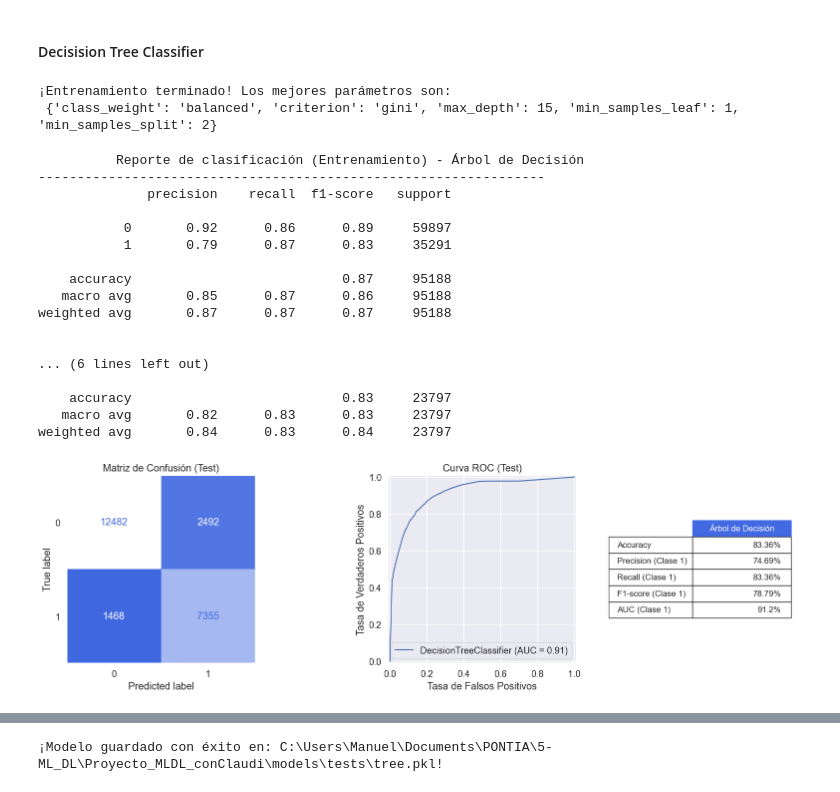
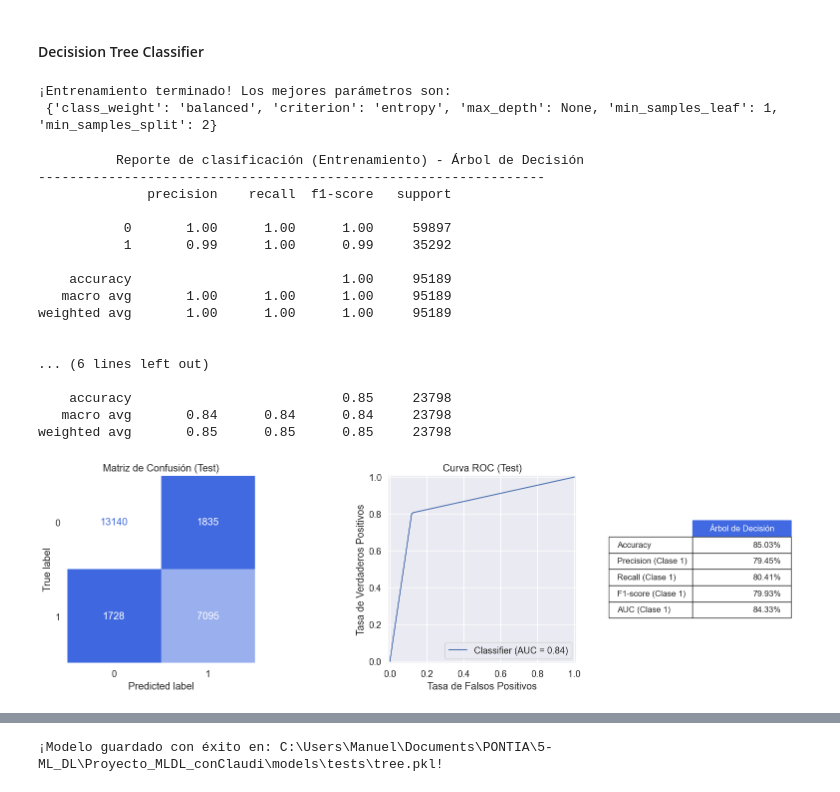
Before and after one commit to claudiberenguer/modulo5eval_ii, a Jupyter notebook: notebooks/finales/comparativa_modelos.ipynb, the cells around one changed output, grey strips where cells are left out. Cells and saved outputs as stored; diff of their text form; code cells hidden in the pictures.

Commit message:
fix: mis modelos con el de claudi y readme

```diff
--- a/notebooks/finales/comparativa_modelos.ipynb
+++ b/notebooks/finales/comparativa_modelos.ipynb
@@ -34,0 +43,3 @@ print("¡Datos cargados con éxito! Tamaño de entrenamiento:", X_train.shape)
+# %%
+modelo_rl = LogisticRegression(max_iter=500, random_state=42)
+modelo_rl.fit(X_train, y_train)
@@ -39,7 +144,7 @@ dt_base = DecisionTreeClassifier(random_state=0)
 
 param_grid_dt = {
     'criterion': ['gini', 'entropy'],
-    'max_depth': [5, 10, 15, None],
+    'max_depth': [5, 10, 15],
     'min_samples_split': [2, 5, 10],
     'min_samples_leaf': [1, 2, 4],
     'class_weight': [None, 'balanced']
@@ -50,26 +155,33 @@ mejor_arbol, hiperparametros = optimizar_hiperparametros_modelo(dt_base, param_g
 print('¡Entrenamiento terminado! Los mejores parámetros son:\n', hiperparametros)
 # %% [output]
 ¡Entrenamiento terminado! Los mejores parámetros son:
- {'class_weight': 'balanced', 'criterion': 'gini', 'max_depth': 15, 'min_samples_leaf': 1, 'min_samples_split': 2}
+ {'class_weight': 'balanced', 'criterion': 'entropy', 'max_depth': None, 'min_samples_leaf': 1, 'min_samples_split': 2}
+# %%
+# Predicciones
+y_pred_train = mejor_arbol.predict(X_train)
+y_pred_test = mejor_arbol.predict(X_test)
+# %%
+# Las probabilidades de clase 1
+y_proba_test = mejor_arbol.predict_proba(X_test)[:, 1]
 # %%
 # Métricas de evaluación
-evaluar_modelo(mejor_arbol, X_train, X_test, y_train, y_test, 'Árbol de Decisión')
+evaluar_modelo(y_train, y_test, y_pred_train, y_pred_test, y_proba_test, 'Árbol de Decisión')
 # %% [output]
           Reporte de clasificación (Entrenamiento) - Árbol de Decisión
 -----------------------------------------------------------------
               precision    recall  f1-score   support
 
-           0       0.92      0.86      0.89     59897
-           1       0.79      0.87      0.83     35291
+           0       1.00      1.00      1.00     59897
+           1       0.99      1.00      0.99     35292
 
-    accuracy                           0.87     95188
-   macro avg       0.85      0.87      0.86     95188
-weighted avg       0.87      0.87      0.87     95188
+    accuracy                           1.00     95189
+   macro avg       1.00      1.00      1.00     95189
+weighted avg       1.00      1.00      1.00     95189
 
 
 ... (6 lines left out)
 
-    accuracy                           0.83     23797
-   macro avg       0.82      0.83      0.83     23797
-weighted avg       0.84      0.83      0.84     23797
+    accuracy                           0.85     23798
+   macro avg       0.84      0.84      0.84     23798
+weighted avg       0.85      0.85      0.85     23798
-[figure, old version]
+[figure, new version]
```
Also changed, not shown: parts of 26 cells of this notebook, 4 other files.
